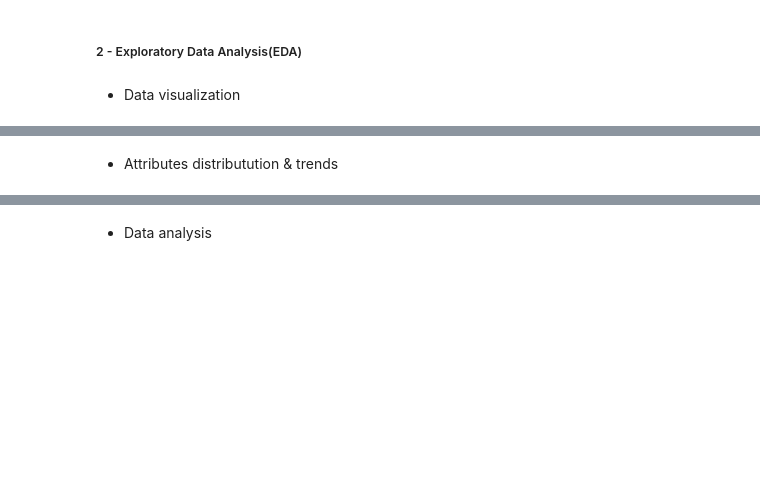
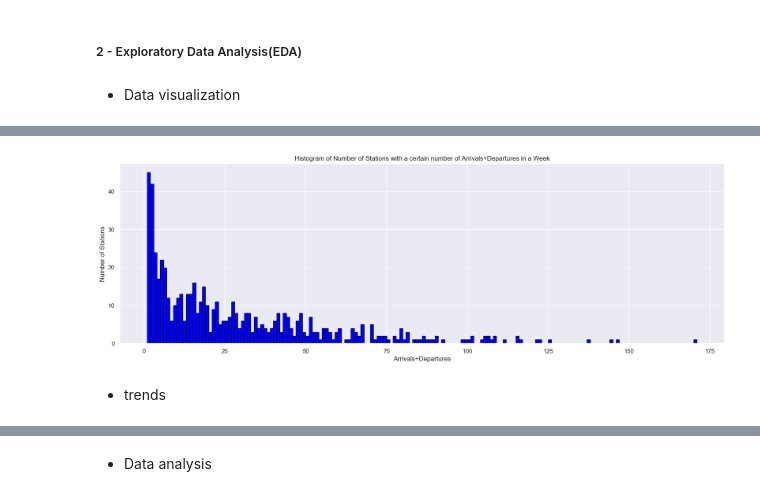
Before and after one commit to ehsanhosseini1380/torch_geometric_temporal, a Jupyter notebook: Src/divvybikes_final.ipynb, the cells around one changed output, grey strips where cells are left out. Saved outputs shown, nothing was run; the diff lists cells and outputs as text; code cells hidden in the pictures; blank space fills up the shorter version.

Commit message:
statistics and prev code transformation done

```diff
--- a/Src/divvybikes_final.ipynb
+++ b/Src/divvybikes_final.ipynb
@@ -51,4 +68,6 @@ Let's start our journey by collecting and exploring the data to uncover valuable
 # %% [markdown]
 - Loading data
 # %%
-#TODO read the data file
+#read the data file
+trips = pd.read_csv("../Data/divvybikes-data/divvybikes-test.csv")
+trips.head()
@@ -67,2 +160,20 @@ Let's start our journey by collecting and exploring the data to uncover valuable
+# %%
+#Histogram of Number of Stations with a certain number of Arrivals+Departures in a Week
+trips['start_date'] = pd.to_datetime(trips['start_date'])
+trips['end_date'] = pd.to_datetime(trips['end_date'])
+
+trips['arrivals_departures'] = trips.groupby('start_station_id')['start_date'].transform('count') + trips.groupby('end_station_id')['end_date'].transform('count')
+trips['week'] = trips['start_date'].dt.to_period('W')
+weekly_counts = trips.groupby(['week', 'start_station_id']).size().reset_index(name='counts')
+monthly_average = weekly_counts.groupby('start_station_id')['counts'].mean().reset_index(name='average_counts')
+counts = monthly_average['average_counts']
+bins = np.arange(counts.min(), counts.max() + 2)
+plt.hist(counts, bins=bins, color='blue', edgecolor='black')
+plt.xlabel('Arrivals+Departures')
+plt.ylabel('Number of Stations')
+plt.title('Histogram of Number of Stations with a certain number of Arrivals+Departures in a Week')
+plt.show()
+# %% [output]
+[figure, added]
 # %% [markdown]
-- Attributes distributution & trends
+- trends
```
Also changed, not shown: parts of 41 cells of this notebook.
